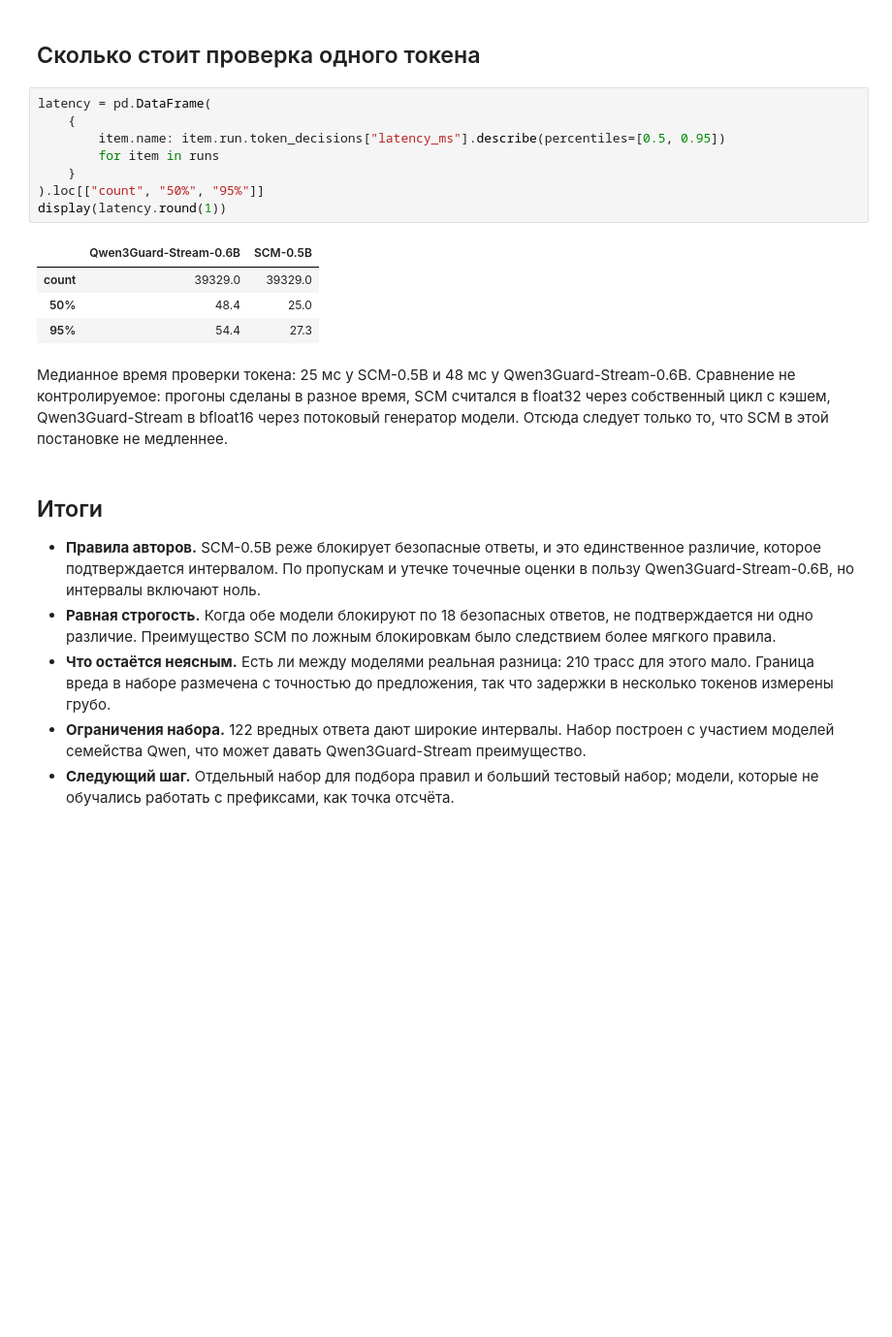
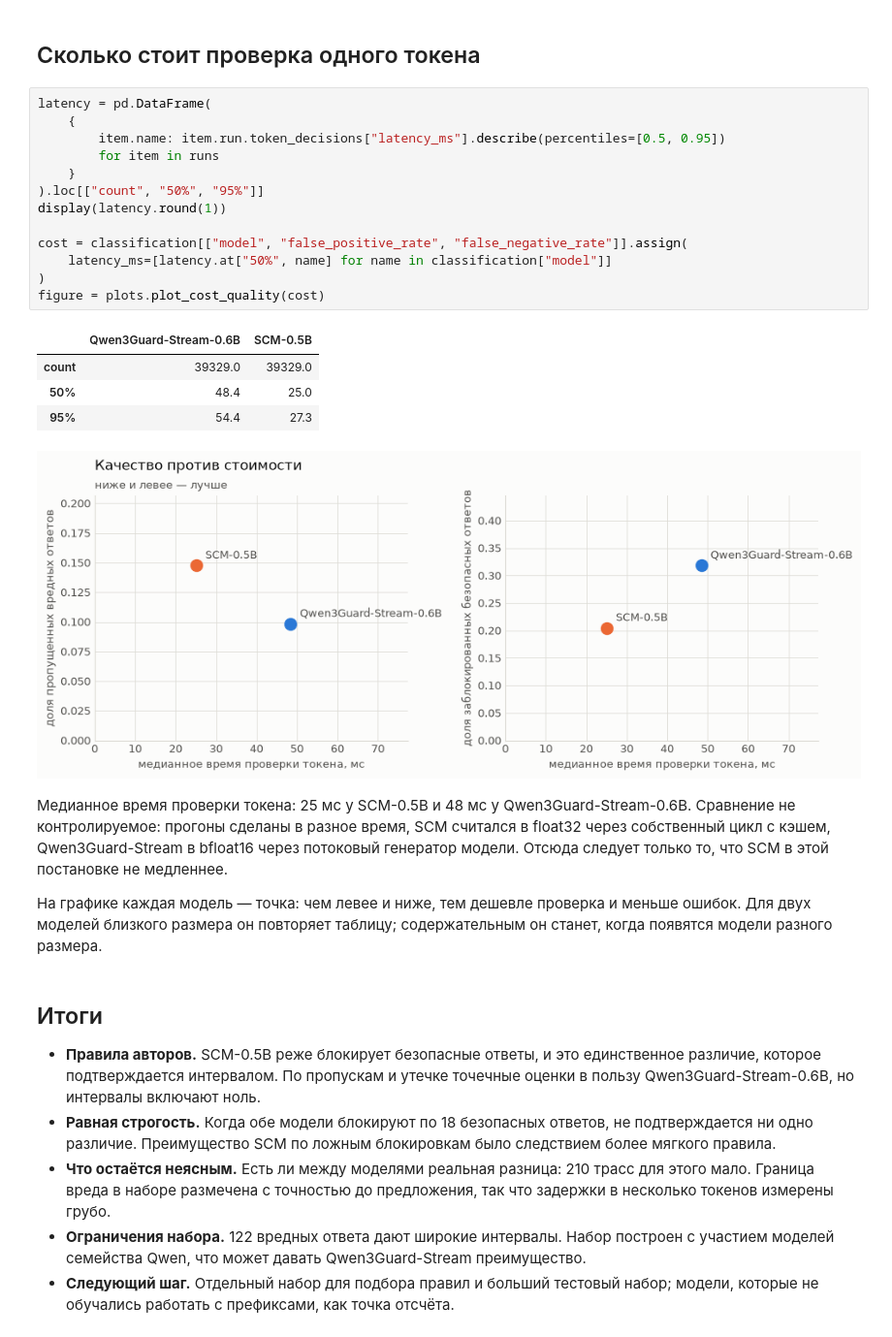
Before and after one commit to ZinewVova/Streaming-Guardrails, a Jupyter notebook: notebooks/06_model_comparison.ipynb, the cells around one changed output. Shown at 97% size. Cells and saved outputs as stored; diff of their text form; blank space fills up the shorter version.

```diff
--- a/notebooks/06_model_comparison.ipynb
+++ b/notebooks/06_model_comparison.ipynb
@@ -342,18 +392,26 @@ display(overlap)
 # %%
 latency = pd.DataFrame(
     {
         item.name: item.run.token_decisions["latency_ms"].describe(percentiles=[0.5, 0.95])
         for item in runs
     }
 ).loc[["count", "50%", "95%"]]
 display(latency.round(1))
+
+cost = classification[["model", "false_positive_rate", "false_negative_rate"]].assign(
+    latency_ms=[latency.at["50%", name] for name in classification["model"]]
+)
+figure = plots.plot_cost_quality(cost)
 # %% [output]
 |  | Qwen3Guard-Stream-0.6B | SCM-0.5B |
 | count | 39329.0 | 39329.0 |
 | 50% | 48.4 | 25.0 |
 | 95% | 54.4 | 27.3 |
+[figure, added]
 # %% [markdown]
 Медианное время проверки токена: 25 мс у SCM-0.5B и 48 мс у Qwen3Guard-Stream-0.6B. Сравнение не контролируемое: прогоны сделаны в разное время, SCM считался в float32 через собственный цикл с кэшем, Qwen3Guard-Stream в bfloat16 через потоковый генератор модели. Отсюда следует только то, что SCM в этой постановке не медленнее.
+
+На графике каждая модель — точка: чем левее и ниже, тем дешевле проверка и меньше ошибок. Для двух моделей близкого размера он повторяет таблицу; содержательным он станет, когда появятся модели разного размера.
 # %% [markdown]
 ## Итоги
 
```
Also changed, not shown: parts of 11 cells of this notebook, 6 other files.
